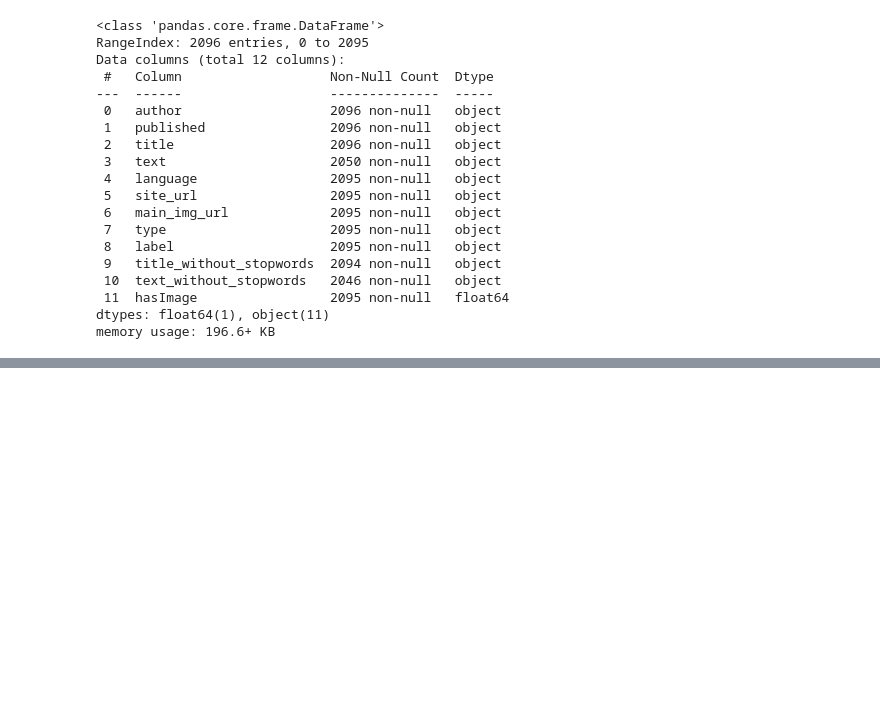
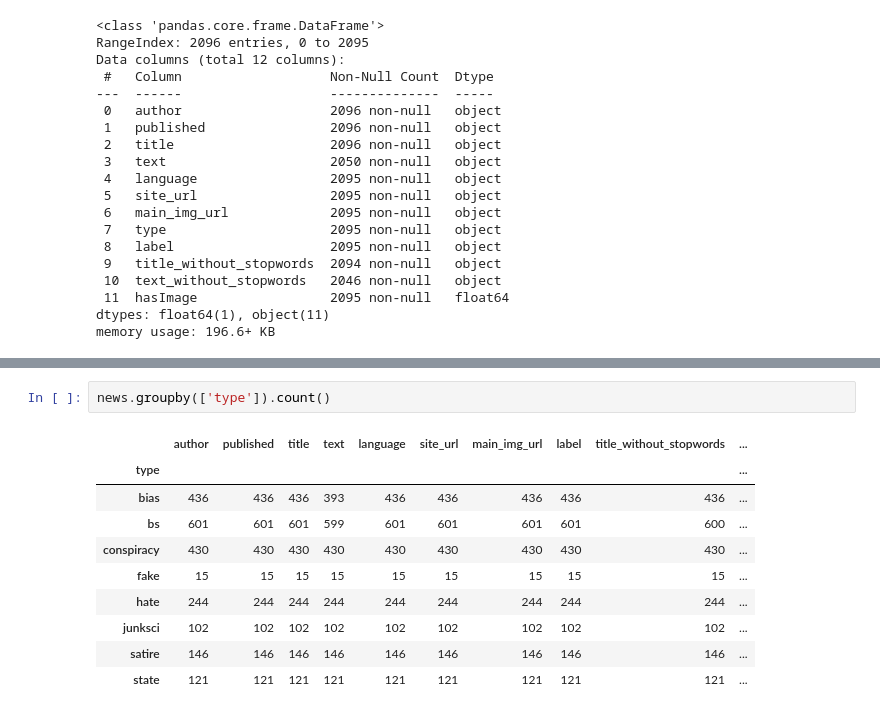
Before and after one commit to catstacks/TDADSAssignments, a Jupyter notebook: SupervisedML.ipynb, the cells around one changed output, grey strips where cells are left out. Drawn from its saved outputs; the diff is of its cells as text; blank space fills up the shorter version.

```diff
--- a/SupervisedML.ipynb
+++ b/SupervisedML.ipynb
@@ -37,0 +89,13 @@ memory usage: 196.6+ KB
+# %%
+news.groupby(['type']).count()
+# %% [output]
+|  | author | published | title | text | language | site_url | main_img_url | label | title_without_stopwords | ... |
+| type |  |  |  |  |  |  |  |  |  | ... |
+| bias | 436 | 436 | 436 | 393 | 436 | 436 | 436 | 436 | 436 | ... |
+| bs | 601 | 601 | 601 | 599 | 601 | 601 | 601 | 601 | 600 | ... |
+| conspiracy | 430 | 430 | 430 | 430 | 430 | 430 | 430 | 430 | 430 | ... |
+| fake | 15 | 15 | 15 | 15 | 15 | 15 | 15 | 15 | 15 | ... |
+| hate | 244 | 244 | 244 | 244 | 244 | 244 | 244 | 244 | 244 | ... |
+| junksci | 102 | 102 | 102 | 102 | 102 | 102 | 102 | 102 | 102 | ... |
+| satire | 146 | 146 | 146 | 146 | 146 | 146 | 146 | 146 | 146 | ... |
+| state | 121 | 121 | 121 | 121 | 121 | 121 | 121 | 121 | 121 | ... |
```
Also changed, not shown: parts of 5 cells of this notebook.
